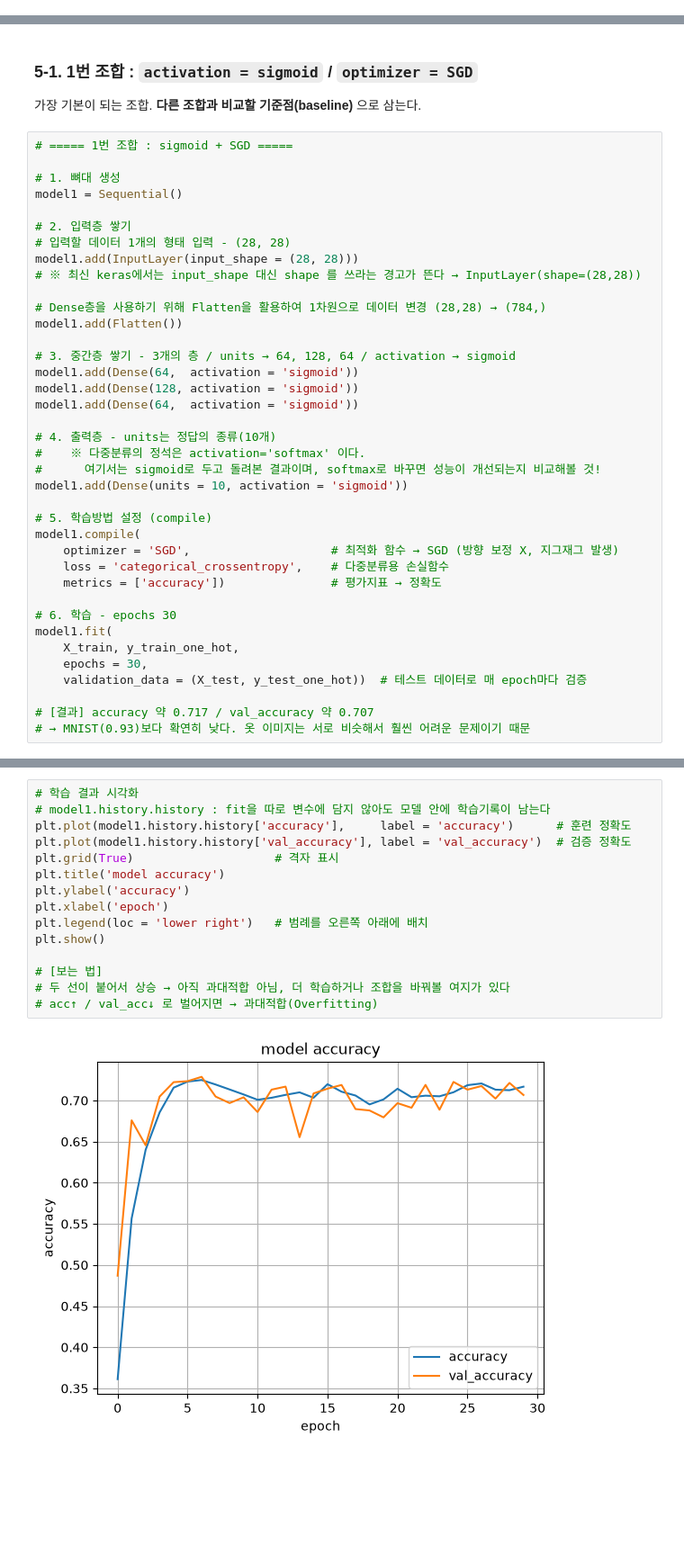
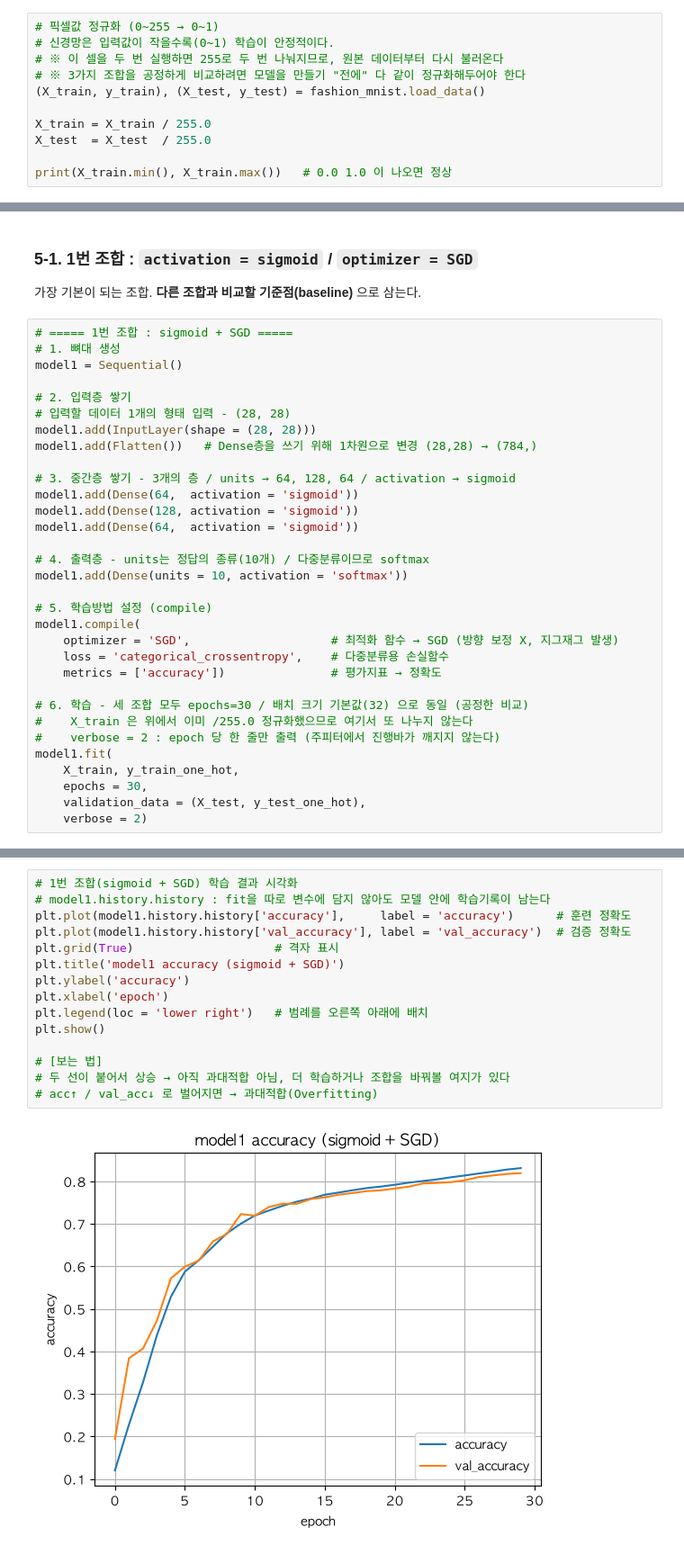
Before and after one commit to hongjinkong/study, a Jupyter notebook: deep learning/ex03)여러가지조합을통한다중분류실습.ipynb, the cells around one changed output, grey strips where cells are left out. Shown at 90% size. Saved outputs shown, nothing was run; the diff lists cells and outputs as text; blank space fills up the shorter version.

```diff
--- a/deep learning/ex03)여러가지조합을통한다중분류실습.ipynb
+++ b/deep learning/ex03)여러가지조합을통한다중분류실습.ipynb
@@ -225,3 +235,14 @@ y_train_one_hot.head()
 | 2 | 1 | 0 | 0 | 0 | 0 | 0 | 0 | 0 | 0 | 0 |
 | 3 | 0 | 0 | 0 | 1 | 0 | 0 | 0 | 0 | 0 | 0 |
 | 4 | 1 | 0 | 0 | 0 | 0 | 0 | 0 | 0 | 0 | 0 |
+# %%
+# 픽셀값 정규화 (0~255 → 0~1)
+# 신경망은 입력값이 작을수록(0~1) 학습이 안정적이다.
+# ※ 이 셀을 두 번 실행하면 255로 두 번 나눠지므로, 원본 데이터부터 다시 불러온다
+# ※ 3가지 조합을 공정하게 비교하려면 모델을 만들기 "전에" 다 같이 정규화해두어야 한다
+(X_train, y_train), (X_test, y_test) = fashion_mnist.load_data()
+
+X_train = X_train / 255.0
+X_test  = X_test  / 255.0
+
+print(X_train.min(), X_train.max())   # 0.0 1.0 이 나오면 정상
@@ -248,27 +274,21 @@ from tensorflow.keras.layers import Flatten      # 다차원 데이터를 1차
 가장 기본이 되는 조합. **다른 조합과 비교할 기준점(baseline)** 으로 삼는다.
 # %%
 # ===== 1번 조합 : sigmoid + SGD =====
-
 # 1. 뼈대 생성
 model1 = Sequential()
 
 # 2. 입력층 쌓기
 # 입력할 데이터 1개의 형태 입력 - (28, 28)
-model1.add(InputLayer(input_shape = (28, 28)))
-# ※ 최신 keras에서는 input_shape 대신 shape 를 쓰라는 경고가 뜬다 → InputLayer(shape=(28,28))
-
-# Dense층을 사용하기 위해 Flatten을 활용하여 1차원으로 데이터 변경 (28,28) → (784,)
-model1.add(Flatten())
+model1.add(InputLayer(shape = (28, 28)))
+model1.add(Flatten())   # Dense층을 쓰기 위해 1차원으로 변경 (28,28) → (784,)
 
 # 3. 중간층 쌓기 - 3개의 층 / units → 64, 128, 64 / activation → sigmoid
 model1.add(Dense(64,  activation = 'sigmoid'))
 model1.add(Dense(128, activation = 'sigmoid'))
 model1.add(Dense(64,  activation = 'sigmoid'))
 
-# 4. 출력층 - units는 정답의 종류(10개)
-#    ※ 다중분류의 정석은 activation='softmax' 이다.
-#      여기서는 sigmoid로 두고 돌려본 결과이며, softmax로 바꾸면 성능이 개선되는지 비교해볼 것!
-model1.add(Dense(units = 10, activation = 'sigmoid'))
+# 4. 출력층 - units는 정답의 종류(10개) / 다중분류이므로 softmax
+model1.add(Dense(units = 10, activation = 'softmax'))
 
 # 5. 학습방법 설정 (compile)
 model1.compile(
@@ -276,13 +296,13 @@ model1.compile(
     loss = 'categorical_crossentropy',    # 다중분류용 손실함수
     metrics = ['accuracy'])               # 평가지표 → 정확도
 
-# 6. 학습 - epochs 30
+# 6. 학습 - 세 조합 모두 epochs=30 / 배치 크기 기본값(32) 으로 동일 (공정한 비교)
+#    X_train 은 위에서 이미 /255.0 정규화했으므로 여기서 또 나누지 않는다
+#    verbose = 2 : epoch 당 한 줄만 출력 (주피터에서 진행바가 깨지지 않는다)
 model1.fit(
     X_train, y_train_one_hot,
     epochs = 30,
-    validation_data = (X_test, y_test_one_hot))  # 테스트 데이터로 매 epoch마다 검증
-
-# [결과] accuracy 약 0.717 / val_accuracy 약 0.707
-# → MNIST(0.93)보다 확연히 낮다. 옷 이미지는 서로 비슷해서 훨씬 어려운 문제이기 때문
+    validation_data = (X_test, y_test_one_hot),
+    verbose = 2)
 # %% [output]
 Epoch 1/30
@@ -307,18 +326,18 @@ Epoch 30/30
 # %%
-# 학습 결과 시각화
+# 1번 조합(sigmoid + SGD) 학습 결과 시각화
 # model1.history.history : fit을 따로 변수에 담지 않아도 모델 안에 학습기록이 남는다
 plt.plot(model1.history.history['accuracy'],     label = 'accuracy')      # 훈련 정확도
 plt.plot(model1.history.history['val_accuracy'], label = 'val_accuracy')  # 검증 정확도
 plt.grid(True)                    # 격자 표시
-plt.title('model accuracy')
+plt.title('model1 accuracy (sigmoid + SGD)')
 plt.ylabel('accuracy')
 plt.xlabel('epoch')
 plt.legend(loc = 'lower right')   # 범례를 오른쪽 아래에 배치
 plt.show()
 
 # [보는 법]
 # 두 선이 붙어서 상승 → 아직 과대적합 아님, 더 학습하거나 조합을 바꿔볼 여지가 있다
 # acc↑ / val_acc↓ 로 벌어지면 → 과대적합(Overfitting)
 # %% [output]
-[figure, old version]
+[figure, new version]
 # %% [markdown]
```
Also changed, not shown: parts of 27 cells of this notebook, 13 other files.
